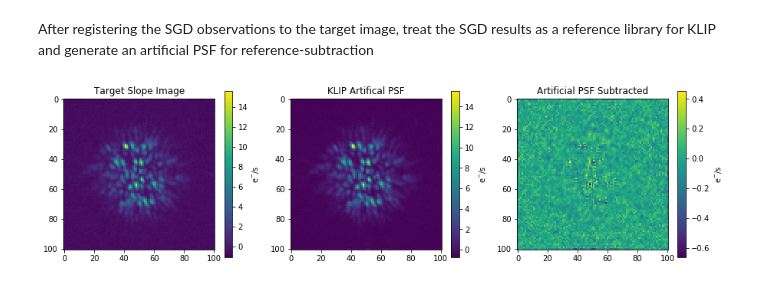
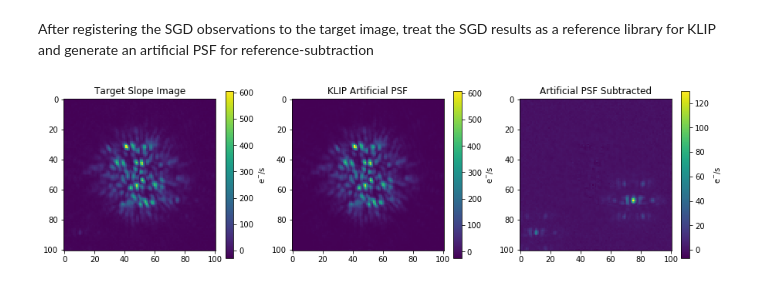
Before and after one commit to spacetelescope/pandeia-coronagraphy, a Jupyter notebook: notebooks/nircam_example.ipynb, the cells around one changed output. Drawn from its saved outputs; the diff is of its cells as text; code cells hidden in the pictures.

```diff
--- a/notebooks/nircam_example.ipynb
+++ b/notebooks/nircam_example.ipynb
@@ -16,13 +16,13 @@ target = scene.load_calculation('../templates/nircam_coronagraphy_template.json'
 # set instrument parameters
 target['configuration']['instrument']['aperture'] = 'mask210r'
 target['configuration']['instrument']['filter'] = 'f210m'
-target['configuration']['detector']['ngroup'] = 20
+target['configuration']['detector']['ngroup'] = 4
 
 # pull out the source dictionary for the central star
 targetstar = target['scene'][0]
 # Set the star to an A5V type with a abmag of 10 at Johnson V band
 targetstar['spectrum']['normalization']['bandpass'] = 'johnson,v'
-targetstar['spectrum']['normalization']['norm_flux'] = 10.
+targetstar['spectrum']['normalization']['norm_flux'] = 6.
 targetstar['spectrum']['sed']['key'] = 'a5v'
 
 #copy the target star and turn it into a planet
@@ -71,12 +71,12 @@ reference = scene.load_calculation('../templates/nircam_coronagraphy_template.js
 # set the sameinstrument parameters
 reference['configuration']['instrument']['aperture'] = 'mask210r'
 reference['configuration']['instrument']['filter'] = 'f210m'
-reference['configuration']['detector']['ngroup'] = 20
+reference['configuration']['detector']['ngroup'] = 4
 
 # we adopt a brighter but spectrally-mismatched reference (in part to demonstrate saturation)
 refstar = reference['scene'][0]
 refstar['spectrum']['normalization']['bandpass'] = 'johnson,v'
-refstar['spectrum']['normalization']['norm_flux'] = 6.
+refstar['spectrum']['normalization']['norm_flux'] = 5.8
 refstar['spectrum']['sed']['key'] = 'a3v'
 
 # and a unique TA error
@@ -205,18 +205,18 @@ artificialPSF = analysis.klip_projection(centered_target,sgd_reg)
 # %%
 sgd_sub = centered_target - artificialPSF
 
 plt.figure(figsize=(15,4))
 plt.subplot(131)
 plt.imshow(centered_target)
 plt.title('Target Slope Image')
 plt.colorbar().set_label('e$^{-}$/s')
 plt.subplot(132)
 plt.imshow(artificialPSF)
-plt.title('KLIP Artifical PSF')
+plt.title('KLIP Artificial PSF')
 plt.colorbar().set_label('e$^{-}$/s')
 plt.subplot(133)
 plt.imshow(sgd_sub)
 plt.title('Artificial PSF Subtracted')
 plt.colorbar().set_label('e$^{-}$/s')
 # %% [output]
-[figure, old version]
+[figure, new version]
```
Also changed, not shown: parts of 3 cells of this notebook, 3 other files.
